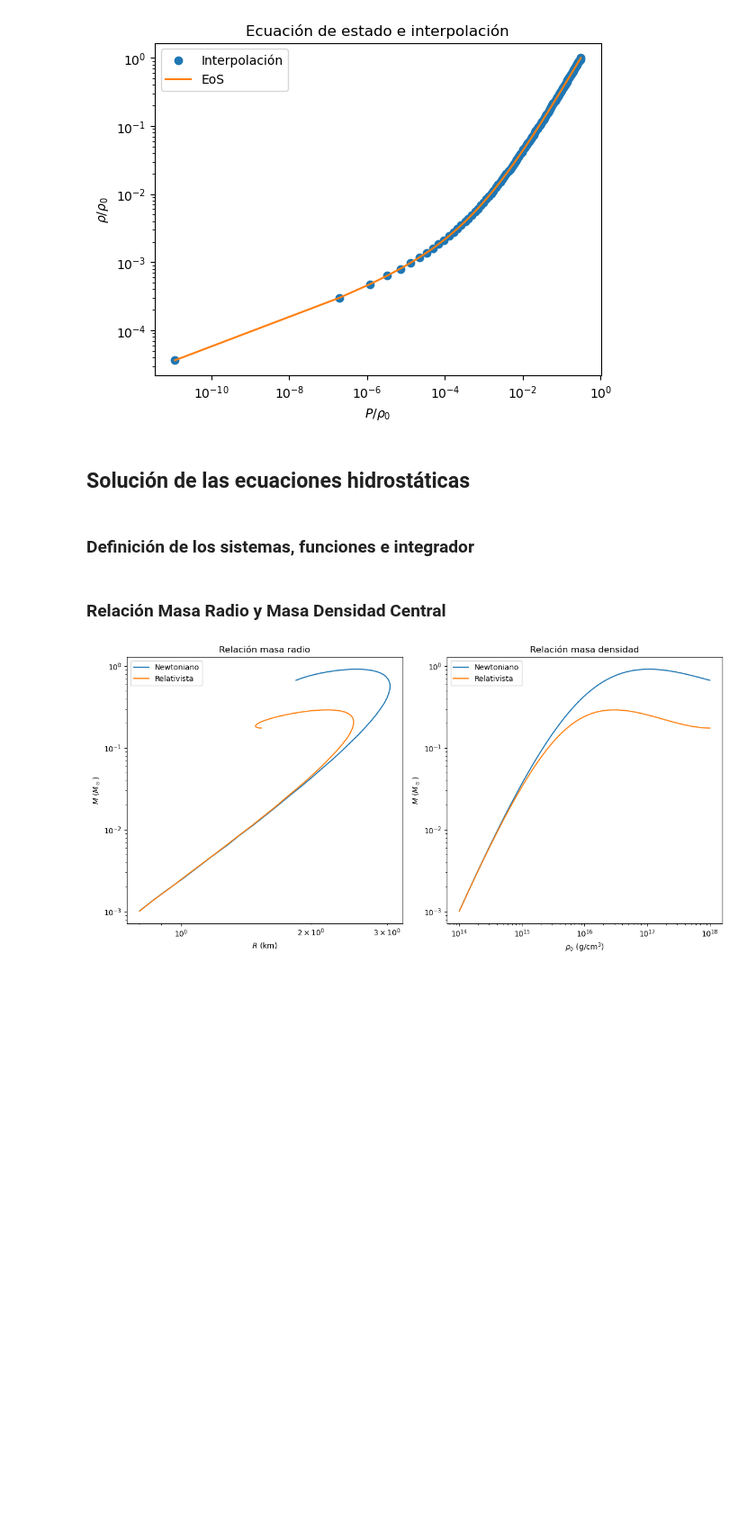
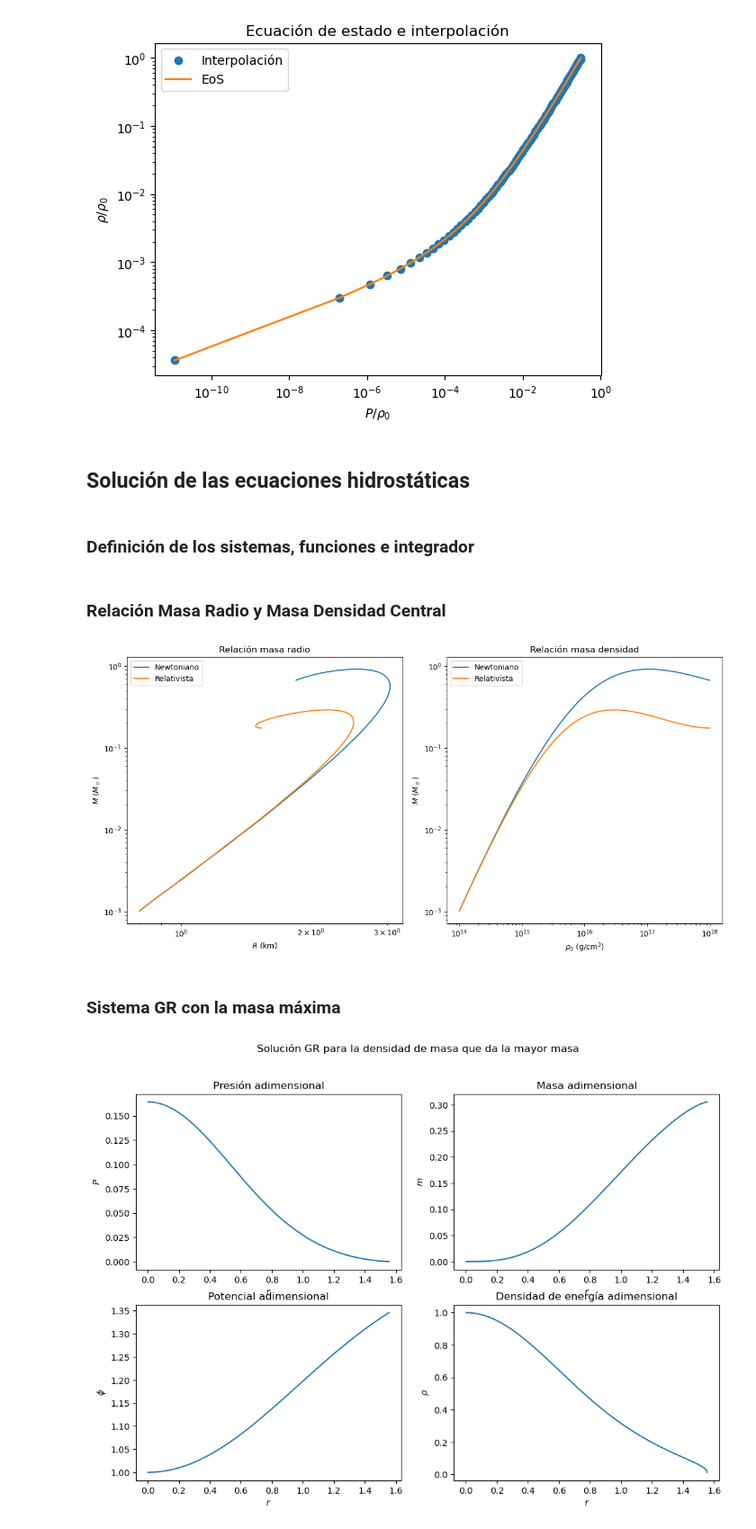
Before and after one commit to Vendetta0462/CalculosSimulaciones, a Jupyter notebook: gas_n-p-e.ipynb, the cells around one changed output. Shown at 90% size. Cells and saved outputs as stored; diff of their text form; code cells hidden in the pictures; blank space fills up the shorter version.

Commit message:
solucion para la masa maxima

```diff
--- a/gas_n-p-e.ipynb
+++ b/gas_n-p-e.ipynb
@@ -164,7 +164,7 @@ def relativistas(sol, r, rho_P):
     return [dP_dr, dm_dr, dphi_dr]
 
 # Definimos la función que integre y recupere las cantidades fisicas para un valor de rho0 y un sistema de ecuaciones dado
-def integrador(rf, dr, rho0_masa, sistema):
+def integrador(rf, dr, rho0_masa, sistema, sol_completa = False):
     # Malla de integración para ambos sistemas
     N = int(rf/dr) # Número de puntos
     r = np.linspace(dr, rf, N) # Puntos de integración
@@ -208,8 +208,11 @@ def integrador(rf, dr, rho0_masa, sistema):
     # Obtenemos las cantidades finales
     sol_fin = [P[lim], m[lim], phi[lim], rho[lim]]
 
-    # Convertimos las cantidades adimensionales a cantidades físicas
-    return adimensional_to_fisico(sol_fin, P_central, r[lim], rho0)
+    if sol_completa:
+        return adimensional_to_fisico(sol_fin, P_central, r[lim], rho0), np.append(sol[:, :lim], [rho[:lim]], axis=0), r[:lim]
+    else:
+        # Convertimos las cantidades adimensionales a cantidades físicas
+        return adimensional_to_fisico(sol_fin, P_central, r[lim], rho0)
 
 # Malla de integración para ambos sistemas
 rf = 50 # Radio adimensional final
@@ -257,3 +260,39 @@ plt.tight_layout()
 plt.show()
 # %% [output]
 [figure]
+# %% [markdown]
+### Sistema GR con la masa máxima
+# %%
+# Integramos para la densidad de masa que da la mayor masa
+sol_final, sol_masa_max_R, r = integrador(rf, dr, rhos[np.argmax(masas_R)], 'relativista', sol_completa=True)
+
+# Obtenemos la densidad a partir de las presiones
+P_R, m_R, phi_R, rho_R = sol_masa_max_R
+
+# Graficamos las soluciones
+fig, ax = plt.subplots(2, 2, figsize=(12, 8))
+ax[0, 0].plot(r, P_R, label=r'$P$')
+ax[0, 0].set_xlabel(r'$r$')
+ax[0, 0].set_ylabel(r'$P$')
+ax[0, 0].set_title(r'Presión adimensional')
+
+ax[0, 1].plot(r, m_R, label=r'$m$')
+ax[0, 1].set_xlabel(r'$r$')
+ax[0, 1].set_ylabel(r'$m$')
+ax[0, 1].set_title(r'Masa adimensional')
+
+ax[1, 0].plot(r, phi_R, label=r'$\phi$')
+ax[1, 0].set_xlabel(r'$r$')
+ax[1, 0].set_ylabel(r'$\phi$')
+ax[1, 0].set_title(r'Potencial adimensional')
+
+ax[1, 1].plot(r, rho_R, label=r'$\rho$')
+ax[1, 1].set_xlabel(r'$r$')
+ax[1, 1].set_ylabel(r'$\rho$')
+ax[1, 1].set_title(r'Densidad de energía adimensional')
+
+# plt.tight_layout()
+plt.suptitle('Solución GR para la densidad de masa que da la mayor masa')
+plt.show()
+# %% [output]
+[figure, added]
```
